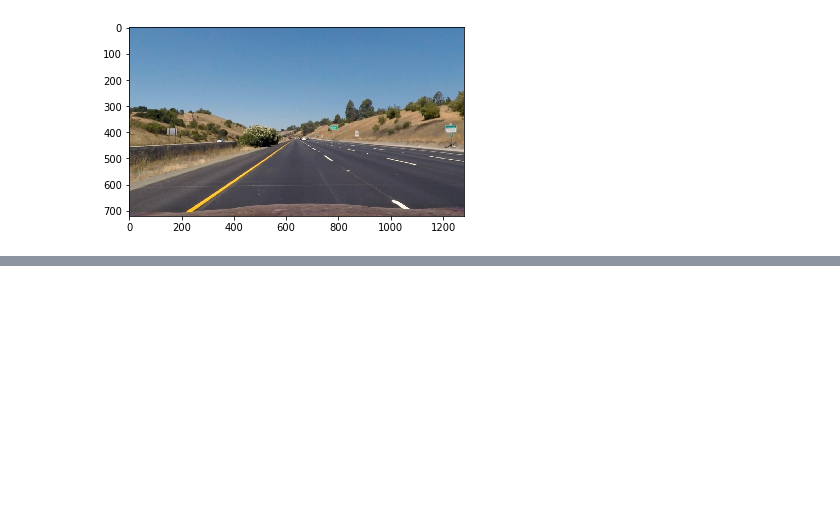
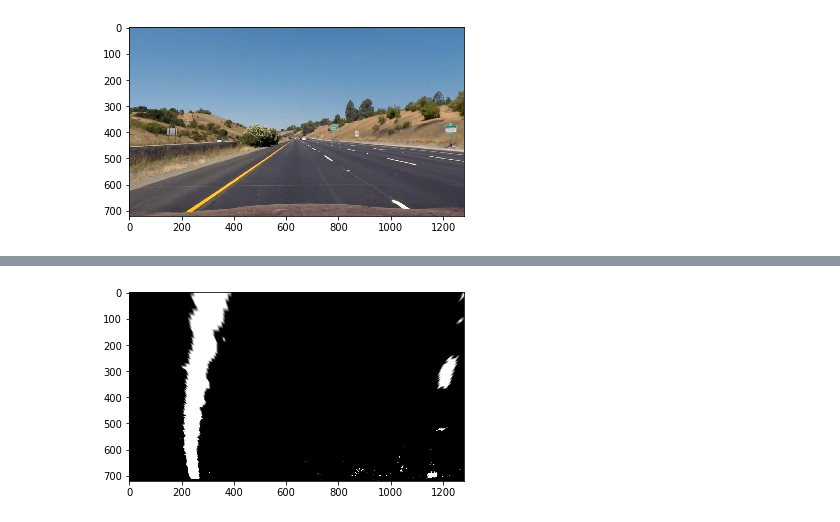
Before and after one commit to woodyhaddad/P2-Advanced-Lane-Lines, a Jupyter notebook: P2.ipynb, the cells around one changed output, grey strips where cells are left out. Saved outputs shown, nothing was run; the diff lists cells and outputs as text; code cells hidden in the pictures; blank space fills up the shorter version.

```diff
--- a/P2.ipynb
+++ b/P2.ipynb
@@ -93,0 +258,83 @@ plt.imshow(undistorted_images[0])
+# %%
+### Perform perspective transform on the combined color + gradient image
+
+def perspective_transform(ima):
+
+    try:
+
+        combined_binary = Combined_colorgradient(ima)
+        x = ima.shape[1]
+        y = ima.shape[0]
+    #     print(x)
+    #     print(y)
+
+        offset_x = 150
+    #     sliced_image = combined_binary[int(y/2):,200:x-200]
+
+        src = np.float32(((offset_x,y),(int(x/2)-65,int(y/2+100)),(int(x/2)+65,int(y/2+100)),(x-offset_x,y)))
+        dst = np.float32([(offset_x,y),(offset_x,0),(x-offset_x,0),(x-offset_x,y)])
+
+
+    #     plt.imshow(combined_binary, cmap = 'gray')
+
+        # Given src and dst points, calculate the perspective transform matrix
+        M = cv2.getPerspectiveTransform(src, dst)
+        # Warp the image using OpenCV warpPerspective()
+        warped = cv2.warpPerspective(combined_binary, M, (x,y),flags=cv2.INTER_LINEAR)
+    #     warped = cv2.warpPerspective(img, M, img_size, flags=cv2.INTER_LINEAR)
+
+        src_tuples = [(int(src[0][0]),int(src[0][1])),(int(src[1][0]),int(src[1][1])),(int(src[2][0]),int(src[2][1])),
+                     (int(src[3][0]),int(src[3][1]))]
+    #     print(src_tuples)
+
+        lineThickness = 2
+        imag = ima.copy()
+        cv2.line(imag, src_tuples[0], src_tuples[1], (0,255,0), lineThickness) # visualize our trapezoid to fine tune it
+        cv2.line(imag, src_tuples[2], src_tuples[3], (0,255,0), lineThickness) # visualize our trapezoid to fine tune it
+
+#         plt.imshow(imag)
+        return warped, src, dst
+
+    except:
+        x = ima.shape[1]
+        y = ima.shape[0]
+    #     print(x)
+    #     print(y)
+
+        offset_x = 150
+    #     sliced_image = combined_binary[int(y/2):,200:x-200]
+
+        src = np.float32(((offset_x,y),(int(x/2)-65,int(y/2+100)),(int(x/2)+65,int(y/2+100)),(x-offset_x,y)))
+        dst = np.float32([(offset_x,y),(offset_x,0),(x-offset_x,0),(x-offset_x,y)])
+
+            #     plt.imshow(combined_binary, cmap = 'gray')
+
+        # Given src and dst points, calculate the perspective transform matrix
+        M = cv2.getPerspectiveTransform(src, dst)
+        # Warp the image using OpenCV warpPerspective()
+        warped = cv2.warpPerspective(ima, M, (x,y),flags=cv2.INTER_LINEAR)
+    #     warped = cv2.warpPerspective(img, M, img_size, flags=cv2.INTER_LINEAR)
+
+        src_tuples = [(int(src[0][0]),int(src[0][1])),(int(src[1][0]),int(src[1][1])),(int(src[2][0]),int(src[2][1])),
+                     (int(src[3][0]),int(src[3][1]))]
+    #     print(src_tuples)
+
+        lineThickness = 2
+        imag = ima.copy()
+        cv2.line(ima, src_tuples[0], src_tuples[1], (0,255,0), lineThickness) # visualize our trapezoid to fine tune it
+        cv2.line(ima, src_tuples[2], src_tuples[3], (0,255,0), lineThickness) # visualize our trapezoid to fine tune it
+
+#         plt.imshow(ima)
+
+        return warped, src, dst
+
+
+
+
+warped, src, dst = perspective_transform(image1)
+plt.imshow(warped, cmap = 'gray')
+
+# Output image to 'output images' folder
+warped_out = 255*warped # convert the image to 8 bit for the cv2.imwrite() function
+cv2.imwrite(os.path.join(path , 'perspective_transform.jpg'), warped_out) # copies image into output_images directory
+# %% [output]
@@ -93,0 +342 @@ plt.imshow(undistorted_images[0])
+[figure, added]
```
Also changed, not shown: parts of 18 cells of this notebook, 16 other files.
